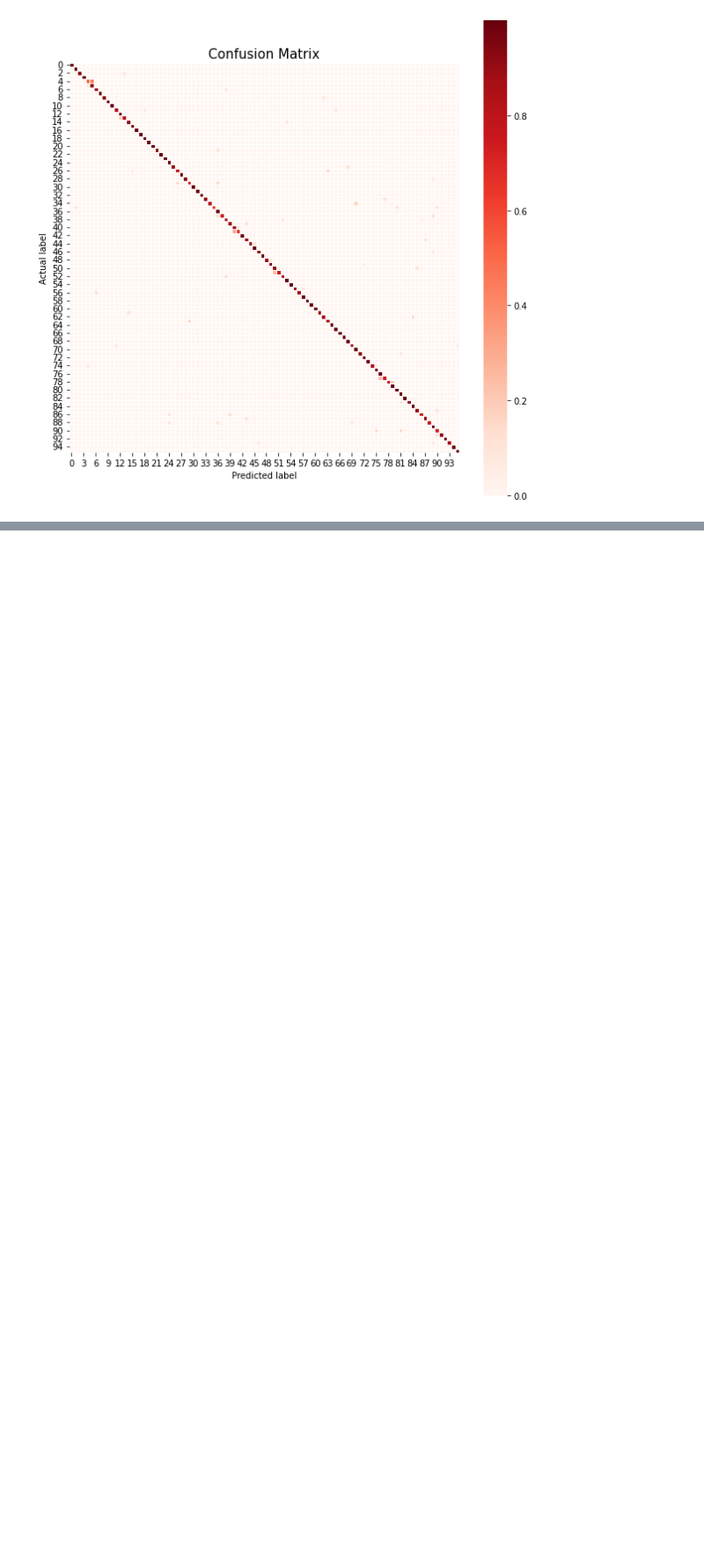
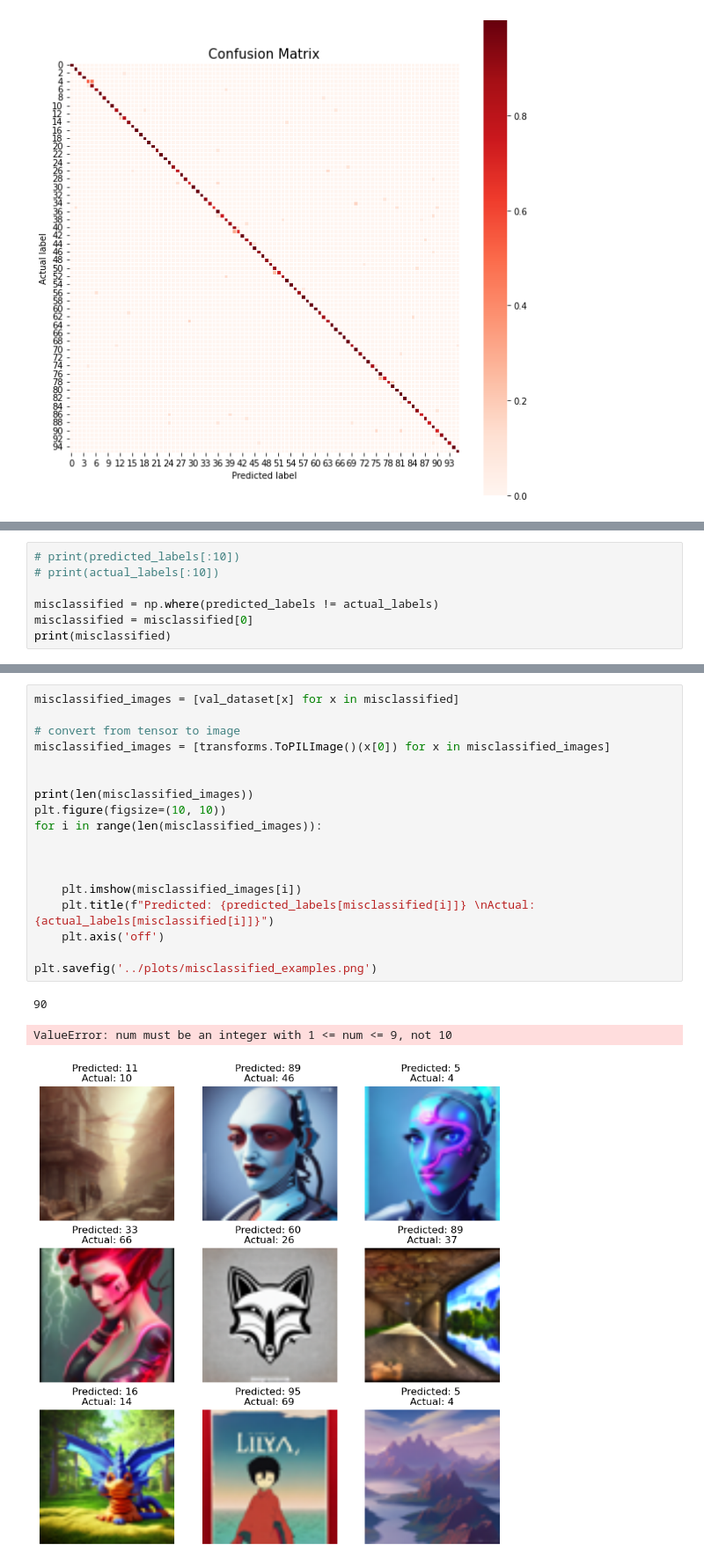
Before and after one commit to trifangrobert/Deep-Hallucination, a Jupyter notebook: src/version_resnet.ipynb, the cells around one changed output, grey strips where cells are left out. Shown at 88% size. Saved outputs shown, nothing was run; the diff lists cells and outputs as text; blank space fills up the shorter version.

```diff
--- a/src/version_resnet.ipynb
+++ b/src/version_resnet.ipynb
@@ -458,0 +485,7 @@ plt.show()
+# %%
+# print(predicted_labels[:10])
+# print(actual_labels[:10])
+
+misclassified = np.where(predicted_labels != actual_labels)
+misclassified = misclassified[0]
+print(misclassified)
@@ -458,0 +498,22 @@ plt.show()
+# %%
+misclassified_images = [val_dataset[x] for x in misclassified]
+
+# convert from tensor to image
+misclassified_images = [transforms.ToPILImage()(x[0]) for x in misclassified_images]
+
+
+print(len(misclassified_images))
+plt.figure(figsize=(10, 10))
+for i in range(len(misclassified_images)):
+
+
+
+    plt.imshow(misclassified_images[i])
+    plt.title(f"Predicted: {predicted_labels[misclassified[i]]} \nActual: {actual_labels[misclassified[i]]}")
+    plt.axis('off')
+
+plt.savefig('../plots/misclassified_examples.png')
+# %% [output]
+90
+ValueError: num must be an integer with 1 <= num <= 9, not 10
+[figure, added]
```
Also changed, not shown: parts of 3 cells of this notebook, 7 other files.
